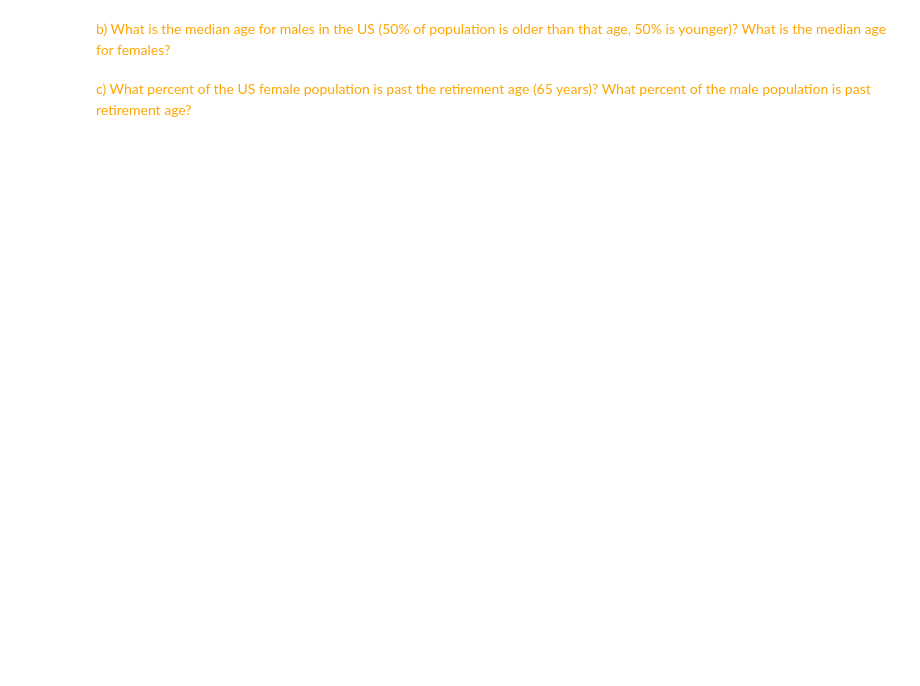
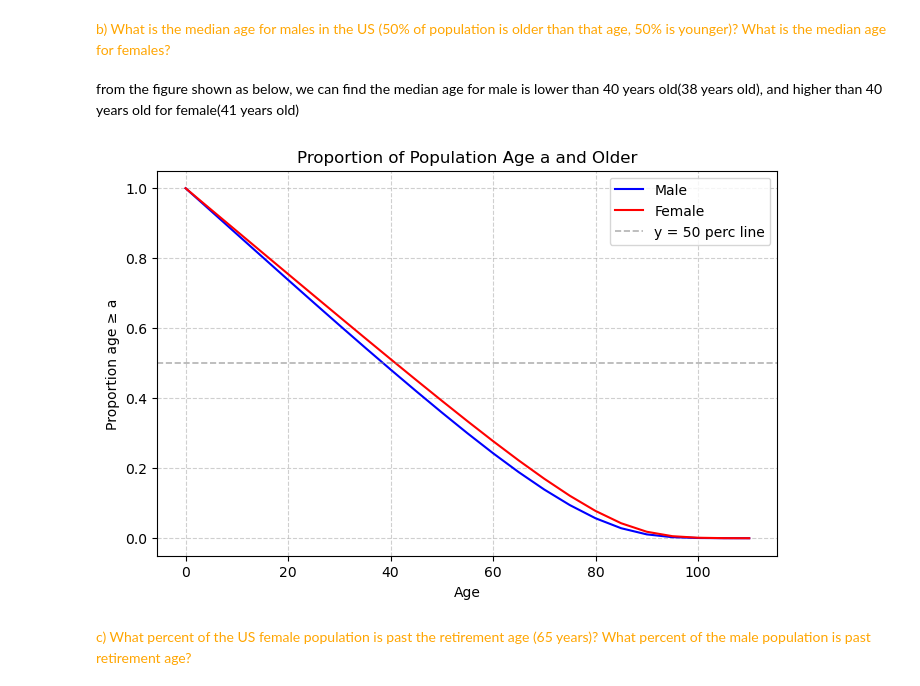
Before and after one commit to HOUPU1993/Homework-for-GEOG-210A-F25, a Jupyter notebook: Homework 1/HW4.ipynb, the cells around one changed output. Saved outputs shown, nothing was run; the diff lists cells and outputs as text; code cells hidden in the pictures; blank space fills up the shorter version.

```diff
--- a/HW4.ipynb
+++ b/Homework 1/HW4.ipynb
@@ -270,6 +262,23 @@ plt.show()
 <font color="orange">
 b) What is the median age for males in the US (50% of population is older than that age, 50% is younger)? What is the median age for females?
 </font>
+# %% [markdown]
+from the figure shown as below, we can find the median age for male is lower than 40 years old(38 years old), and higher than 40 years old for female(41 years old)
+# %%
+# === Step 4. plot C(a) ===
+plt.figure(figsize=(8,5))
+plt.plot(a, C_m, label='Male', color='blue')
+plt.plot(a, C_f, label='Female', color='red')
+# Add y = 0.5 line
+plt.axhline(y=0.5, color='gray', linestyle='--', linewidth=1.2, alpha=0.6, label='y = 50 perc line')
+plt.xlabel('Age')
+plt.ylabel('Proportion age ≥ a')
+plt.title('Proportion of Population Age a and Older')
+plt.legend()
+plt.grid(True, linestyle='--', alpha=0.6)
+plt.show()
+# %% [output]
+[figure, added]
 # %% [markdown]
 <font color="orange">
 c) What percent of the US female population is past the retirement age (65 years)? What percent of the male population is past retirement age?
```
Also changed, not shown: parts of 4 cells of this notebook.
